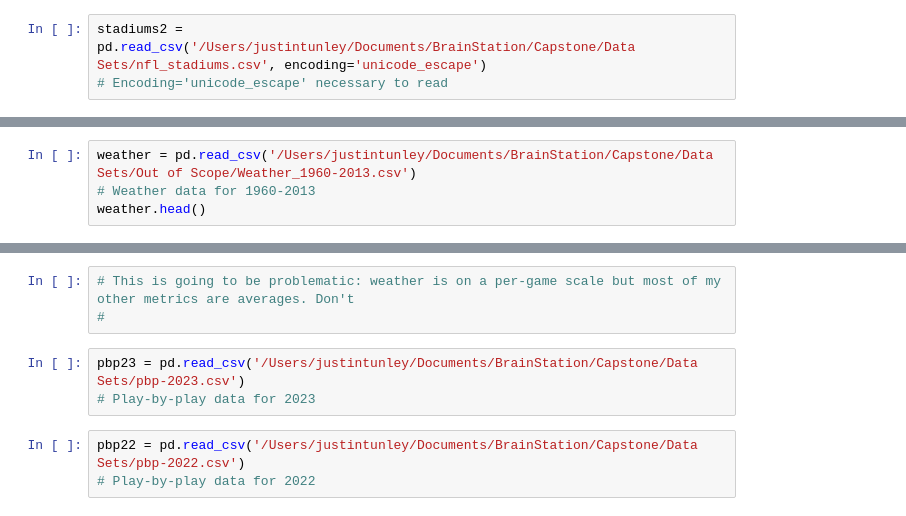
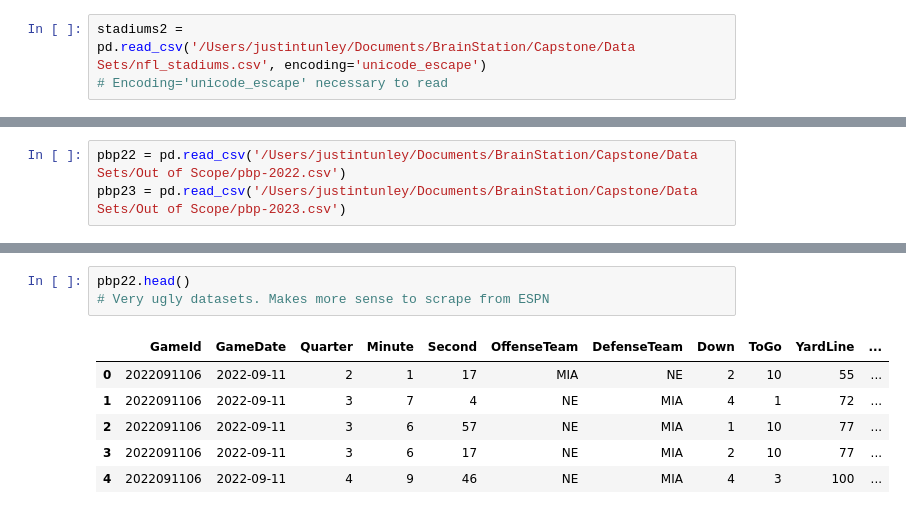
Before and after one commit to jtunley14/SundayProphet, a Jupyter notebook: NFL Sports Betting Capstone.ipynb, the cells around one changed output, grey strips where cells are left out. Cells and saved outputs as stored; diff of their text form.

Commit message:
Add files via upload
New data!

```diff
--- a/NFL Sports Betting Capstone.ipynb
+++ b/NFL Sports Betting Capstone.ipynb
@@ -456,4 +868,3 @@ stadiums2.head()
 # %%
-weather = pd.read_csv('/Users/justintunley/Documents/BrainStation/Capstone/Data Sets/Out of Scope/Weather_1960-2013.csv')
-# Weather data for 1960-2013
-weather.head()
+pbp22 = pd.read_csv('/Users/justintunley/Documents/BrainStation/Capstone/Data Sets/Out of Scope/pbp-2022.csv')
+pbp23 = pd.read_csv('/Users/justintunley/Documents/BrainStation/Capstone/Data Sets/Out of Scope/pbp-2023.csv')
@@ -467,9 +871,10 @@ weather.head()
-# %%
-# This is going to be problematic: weather is on a per-game scale but most of my other metrics are averages. Don't
-#
-# %%
-pbp23 = pd.read_csv('/Users/justintunley/Documents/BrainStation/Capstone/Data Sets/pbp-2023.csv')
-# Play-by-play data for 2023
-# %%
-pbp22 = pd.read_csv('/Users/justintunley/Documents/BrainStation/Capstone/Data Sets/pbp-2022.csv')
-# Play-by-play data for 2022
+# %%
+pbp22.head()
+# Very ugly datasets. Makes more sense to scrape from ESPN
+# %% [output]
+|  | GameId | GameDate | Quarter | Minute | Second | OffenseTeam | DefenseTeam | Down | ToGo | YardLine | ... |
+| 0 | 2022091106 | 2022-09-11 | 2 | 1 | 17 | MIA | NE | 2 | 10 | 55 | ... |
+| 1 | 2022091106 | 2022-09-11 | 3 | 7 | 4 | NE | MIA | 4 | 1 | 72 | ... |
+| 2 | 2022091106 | 2022-09-11 | 3 | 6 | 57 | NE | MIA | 1 | 10 | 77 | ... |
+| 3 | 2022091106 | 2022-09-11 | 3 | 6 | 17 | NE | MIA | 2 | 10 | 77 | ... |
+| 4 | 2022091106 | 2022-09-11 | 4 | 9 | 46 | NE | MIA | 4 | 3 | 100 | ... |
```
Also changed, not shown: parts of 49 cells of this notebook.
